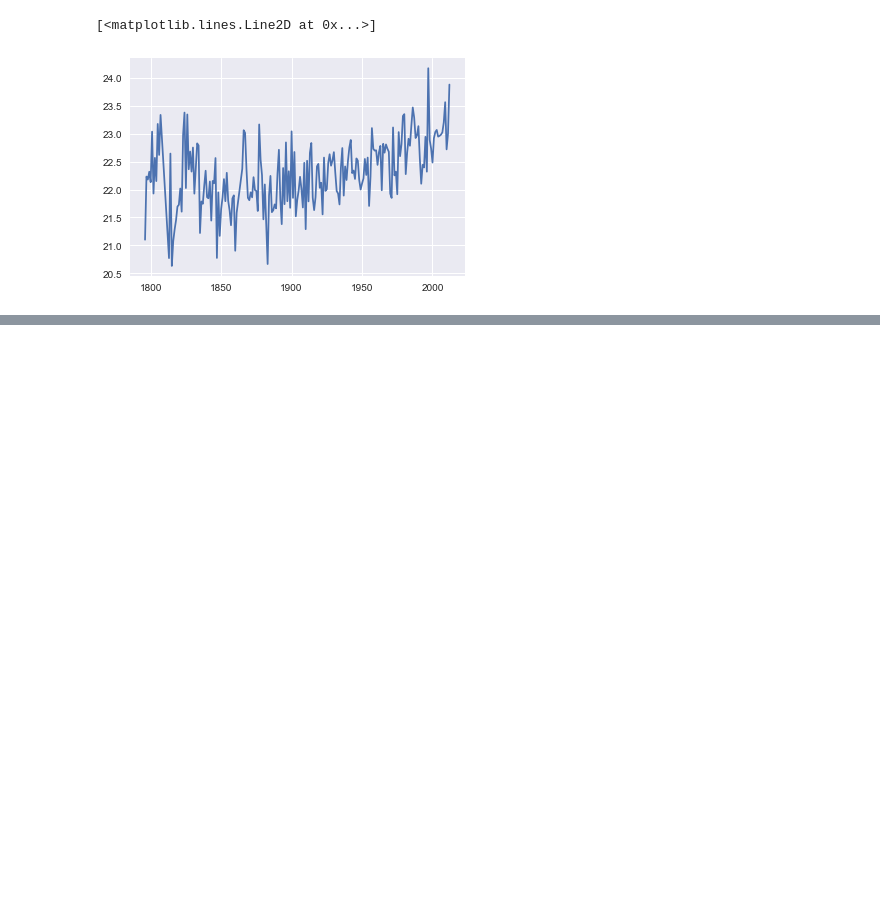
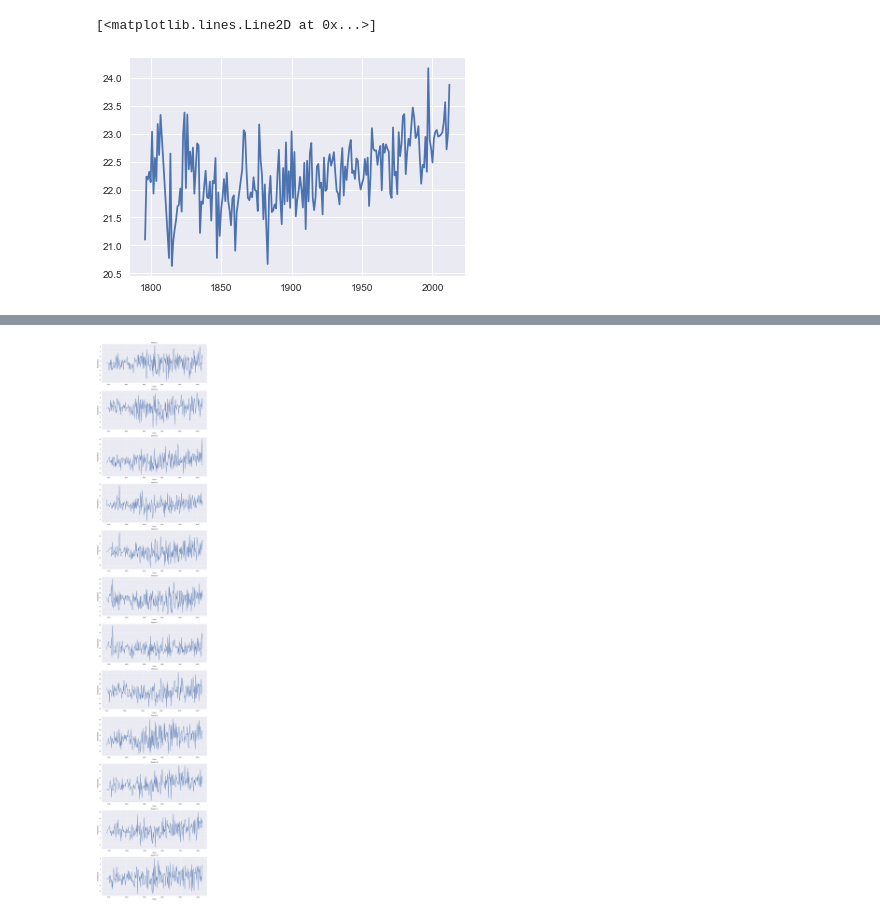
Before and after one commit to kishanmurthy/Global_Warming, a Jupyter notebook: Insight_On_Global_Warming.ipynb, the cells around one changed output, grey strips where cells are left out. Cells and saved outputs as stored; diff of their text form; code cells hidden in the pictures; blank space fills up the shorter version.

```diff
--- a/Insight_On_Global_Warming.ipynb
+++ b/Insight_On_Global_Warming.ipynb
@@ -51,10 +51,9 @@ plt.plot(group_all_months("Bangalore")[12])
 [figure]
 # %%
 def plot_a_city(city):
-    city_plot=group_all_months(city)
     fig,axes =plt.subplots(nrows=12 ,ncols=1,figsize=(13,70))
     for i in range(0,12):
-        axes[i].plot(city_plot[i+1])
+        axes[i].plot(city[i+1])
         axes[i].set_xlabel("Years")
         axes[i].set_ylabel("Temperature")
         axes[i].set_title("Month " + str(i+1))
@@ -86,0 +88,4 @@ data_set
+# %%
+plot_a_city(data_set["Chicago"])
+# %% [output]
+[figure, added]
```
Also changed, not shown: parts of 5 cells of this notebook.
